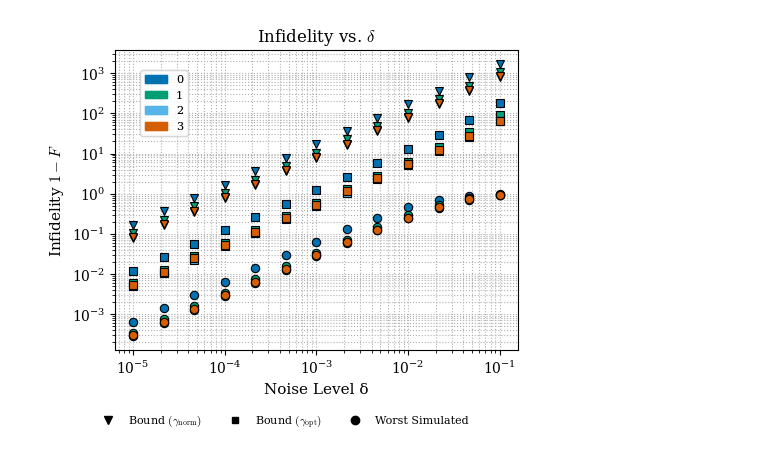
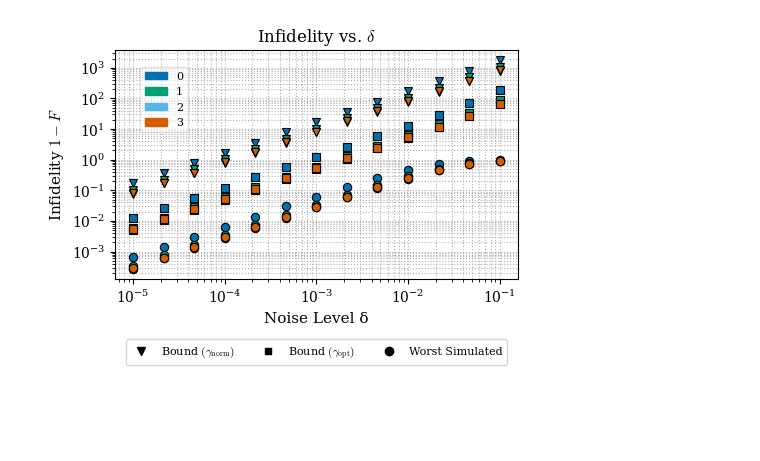
Before and after one commit to tobias-fllnr/robustness-of-quantum-algorithms, a Jupyter notebook: QFT_experimental/Plots/plots_experimental.ipynb, the cells around one changed output. Saved outputs shown, nothing was run; the diff lists cells and outputs as text; code cells hidden in the pictures; blank space fills up the shorter version.

Commit message:
including legend and better sizing

```diff
--- a/QFT_experimental/Plots/plots_experimental.ipynb
+++ b/QFT_experimental/Plots/plots_experimental.ipynb
@@ -40,13 +40,13 @@ optimization_handles = [
 fig, ax = plt.subplots(figsize=(5, 4))
 style_handles = [
     Line2D(
-            [0],
-            [0],
-            color="black",
-            marker="v",
-            linestyle="none",
-            label="Bound $(\gamma_{\mathrm{norm}})$",
-        ),
+        [0],
+        [0],
+        color="black",
+        marker="v",
+        linestyle="none",
+        label="Bound $(\gamma_{\mathrm{norm}})$",
+    ),
     Line2D(
         [0],
         [0],
@@ -66,64 +66,66 @@ style_handles = [
     ),
 ]
 for optimization_level in optimization_levels:
-    df_subset_optimization_level = df_theoretical[df_theoretical["optimization_level"] == optimization_level]
+    df_subset_optimization_level = df_theoretical[
+        df_theoretical["optimization_level"] == optimization_level
+    ]
     color = colors[optimization_level]
     ax.plot(
         df_subset_optimization_level["delta"],
         df_subset_optimization_level["worst_case_infidelity_bound_b2"],
-        label = optimization_level,
-        marker = "s",
+        label=optimization_level,
+        marker="s",
         linestyle="",
-        markerfacecolor = color,
-        markeredgecolor = "black",
-        markeredgewidth = 0.8,
+        markerfacecolor=color,
+        markeredgecolor="black",
+        markeredgewidth=0.8,
     )
     ax.plot(
         df_subset_optimization_level["delta"],
         df_subset_optimization_level["worst_case_infidelity_bound_b4"],
-        label = optimization_level,
-        marker = "v",
+        label=optimization_level,
+        marker="v",
         linestyle="",
-        markerfacecolor = color,
-        markeredgecolor = "black",
-        markeredgewidth = 0.8,
+        markerfacecolor=color,
+        markeredgecolor="black",
+        markeredgewidth=0.8,
     )
     ax.plot(
         df_subset_optimization_level["delta"],
         df_subset_optimization_level["worst_infidelity_simulated"],
-        label = optimization_level,
-        marker = "o",
+        label=optimization_level,
+        marker="o",
         linestyle="",
-        markerfacecolor = color,
-        markeredgecolor = "black",
-        markeredgewidth = 0.8,
+        markerfacecolor=color,
+        markeredgecolor="black",
+        markeredgewidth=0.8,
     )
 legend1 = ax.legend(
     handles=optimization_handles,
     loc="upper left",
-    bbox_to_anchor = (0.05, 0.95),
+    bbox_to_anchor=(0.05, 0.95),
     fontsize=8,
     framealpha=0.6,
 )
-legend = fig.legend(
+legend = ax.legend(
     handles=style_handles,
     loc="lower center",
-    bbox_to_anchor=(0.5, -0.07),
+    bbox_to_anchor=(0.5, -0.4),
     ncol=3,
     fontsize=8,
-    frameon=False,
+    frameon=True,
 )
 ax.set_xscale("log")
 ax.set_yscale("log")
 ax.set_xlabel("Noise Level δ", fontsize=11)
 ax.set_ylabel("Infidelity $1-F$", fontsize=11)
 ax.set_title(rf"Infidelity vs. $\delta$", fontsize=12)
 # ax.set_xlim(left=1e-5, right=1e-2)
 # ax.set_ylim(bottom=1e-10, top=1e-1)
 ax.grid(True, which="both", ls=":")
 ax.add_artist(legend1)
 plt.tight_layout()
 plt.savefig(f"QFT_Infidelity_vs_Delta_transpilations.pdf")
 # %% [output]
-[figure, old version]
+[figure, new version]
 # %%
```
Also changed, not shown: parts of 1 cell of this notebook, 2 other files.
